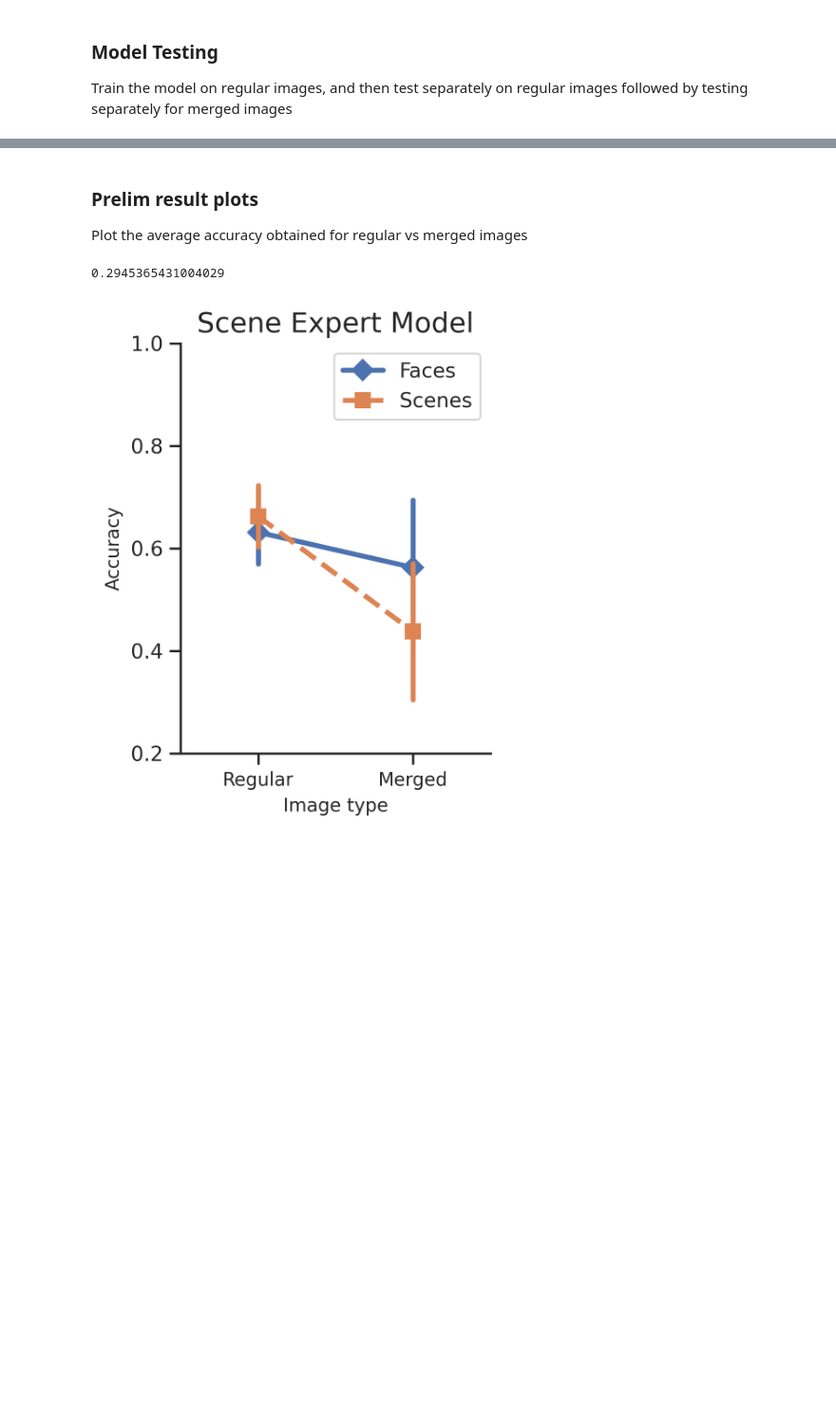
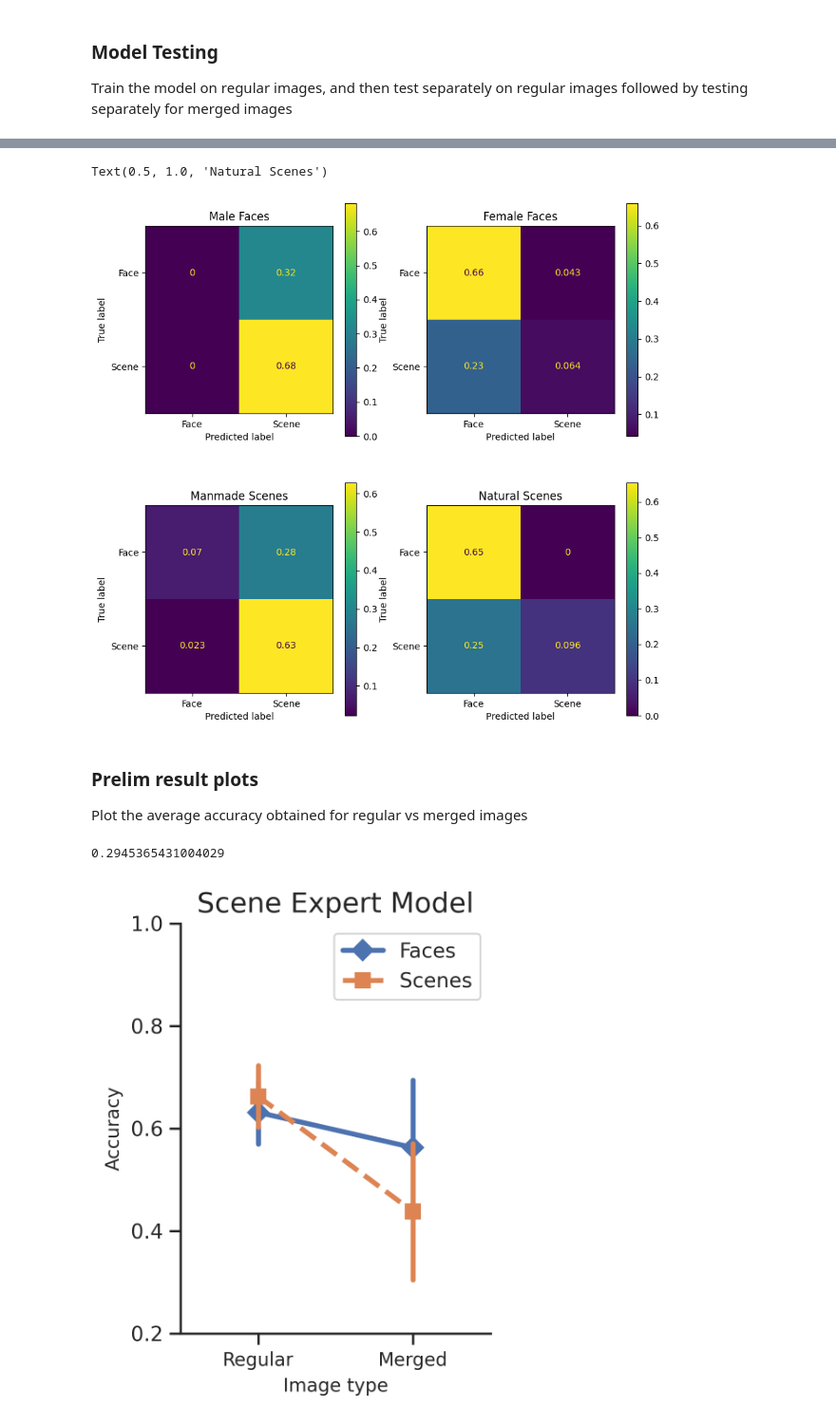
Before and after one commit to soukhind2/vgg16obj, a Jupyter notebook: vggface_4class_cv.ipynb, the cells around one changed output, grey strips where cells are left out. Shown at 95% size. Cells and saved outputs as stored; diff of their text form; code cells hidden in the pictures; blank space fills up the shorter version.

```diff
--- a/vggface_4class_cv.ipynb
+++ b/vggface_4class_cv.ipynb
@@ -269,3 +407,31 @@ for i, (train_index, test_index) in enumerate(kf.split(reg_train[0])):
+# %%
+# cm = np.array(cm)
+# x = np.mean(cm,2)
+# disp = ConfusionMatrixDisplay(confusion_matrix=x[0,0])
+# disp.plot()
+x = ktruth[1].mean(0)
+x = x[:,1:5]
+x = x / np.sum(x, axis=1, keepdims=True)
+fig = plt.figure(figsize=(10,10))
+ax = fig.add_subplot(221)
+
+ConfusionMatrixDisplay(confusion_matrix=x[0].reshape(2,2),display_labels=['Face','Scene']).plot(ax=ax)
+ax.set_title('Male Faces')
+
+ax = fig.add_subplot(222)
+ConfusionMatrixDisplay(confusion_matrix=x[1].reshape(2,2),display_labels=['Face','Scene']).plot(ax=ax)
+ax.set_title('Female Faces')
+
+ax = fig.add_subplot(223)
+ConfusionMatrixDisplay(confusion_matrix=x[2].reshape(2,2),display_labels=['Face','Scene']).plot(ax=ax)
+ax.set_title('Manmade Scenes')
+
+ax = fig.add_subplot(224)
+ConfusionMatrixDisplay(confusion_matrix=x[3].reshape(2,2),display_labels=['Face','Scene']).plot(ax=ax)
+ax.set_title('Natural Scenes')
+# %% [output]
+Text(0.5, 1.0, 'Natural Scenes')
+[figure, added]
 # %% [markdown]
 ### Prelim result plots
 Plot the average accuracy obtained for regular vs merged images
```
Also changed, not shown: parts of 28 cells of this notebook.
